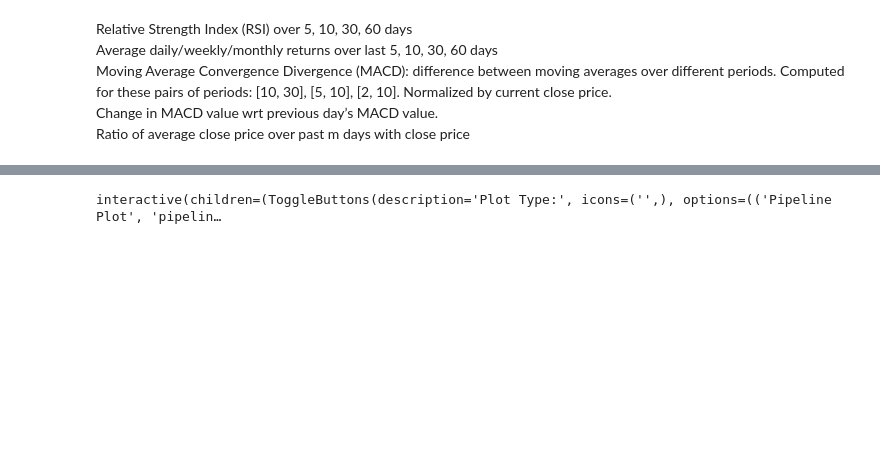
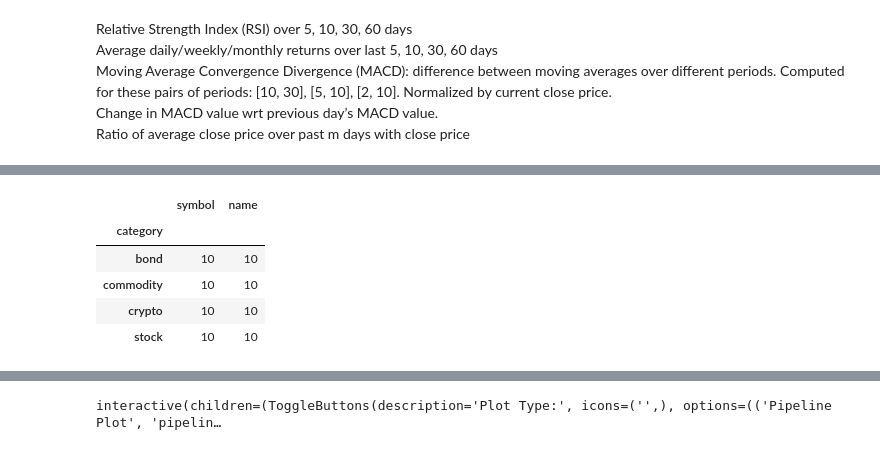
Before and after one commit to tlchampion/mwp_enhanced, a Jupyter notebook: modeling2/Untitled.ipynb, the cells around one changed output, grey strips where cells are left out. Cells and saved outputs as stored; diff of their text form; code cells hidden in the pictures; blank space fills up the shorter version.

```diff
--- a/modeling2/Untitled.ipynb
+++ b/modeling2/Untitled.ipynb
@@ -272,0 +220,13 @@ df.iloc[75:125,:]
+# %%
+tickers = pd.read_csv(Path("./data/raw/top_tickers.csv"))
+# %%
+ticker_subset = tickers.groupby("category").sample(n=10, random_state=41)
+# %%
+ticker_subset.groupby('category').count()
+# %% [output]
+|  | symbol | name |
+| category |  |  |
+| bond | 10 | 10 |
+| commodity | 10 | 10 |
+| crypto | 10 | 10 |
+| stock | 10 | 10 |
```
Also changed, not shown: parts of 28 cells of this notebook, 3 other files.
